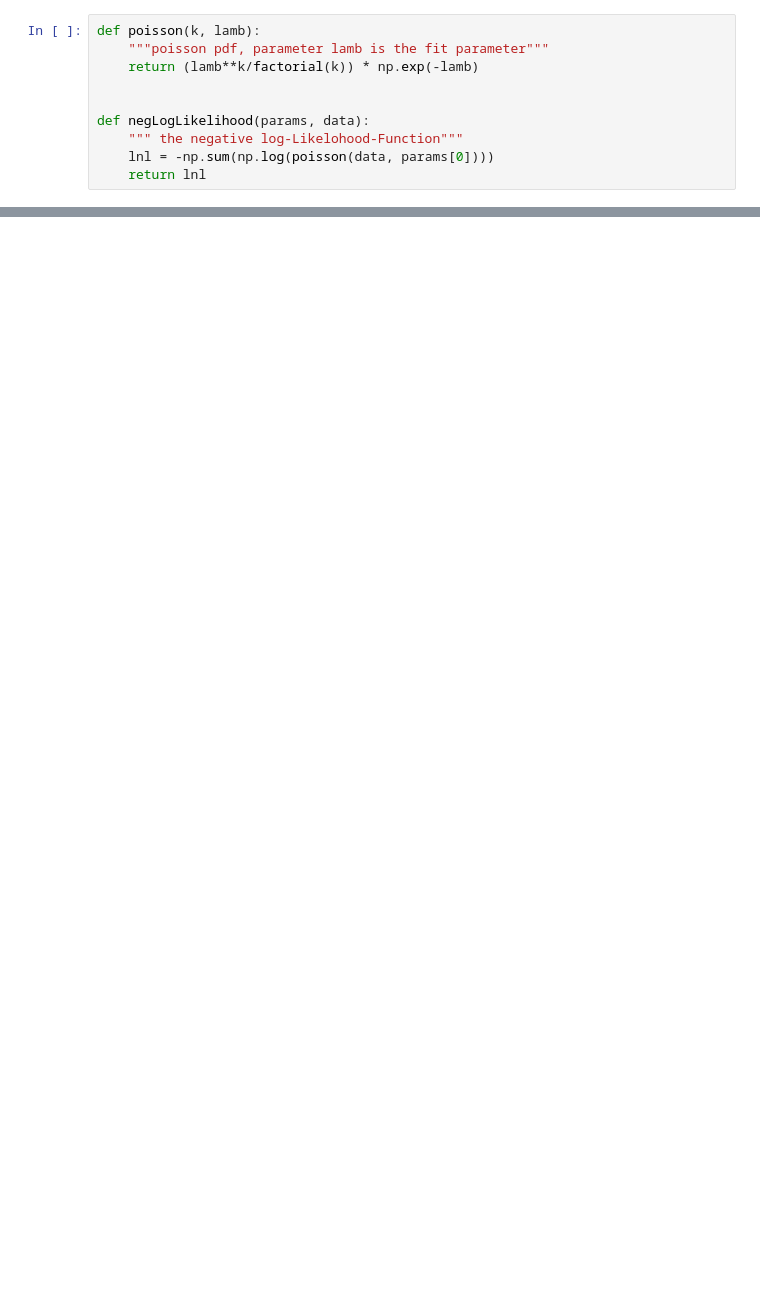
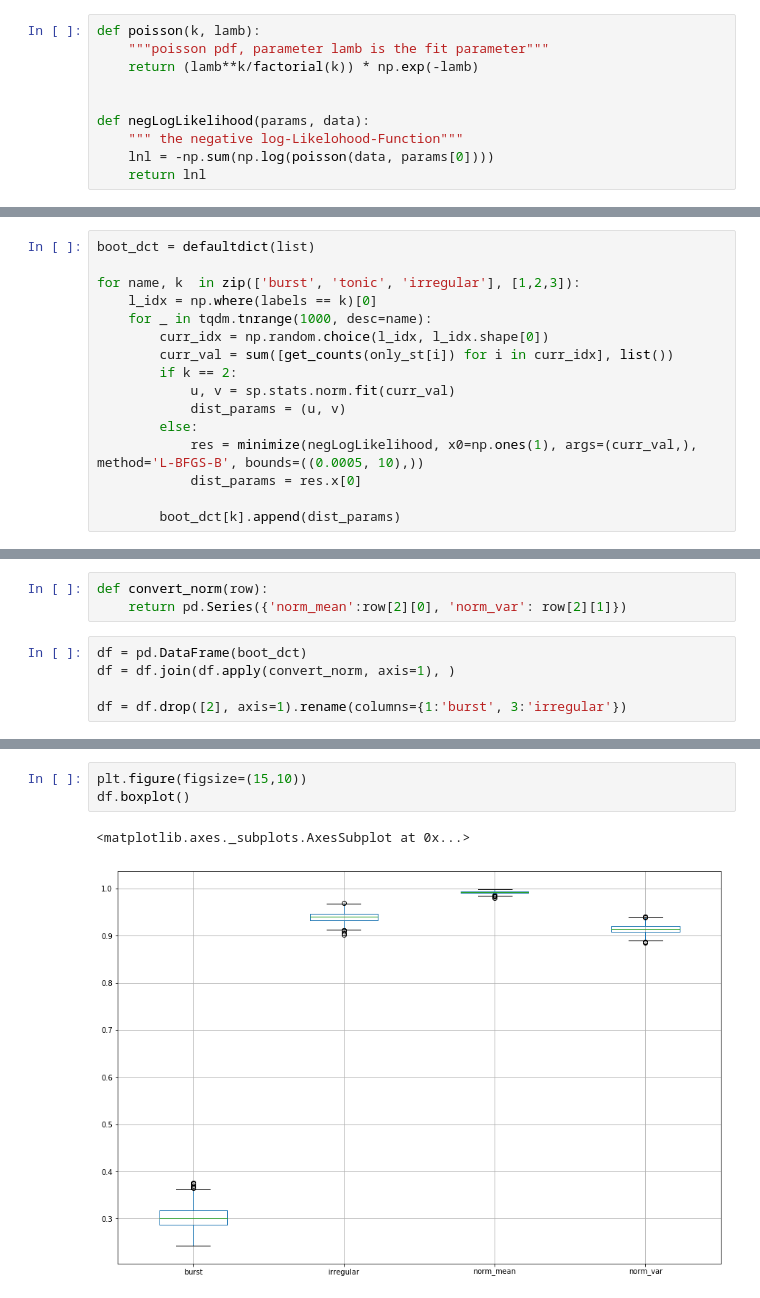
Before and after one commit to Vlad0922/neurophysiology, a Jupyter notebook: burst_clusters_heirarchy.ipynb, the cells around one changed output, grey strips where cells are left out. Drawn from its saved outputs; the diff is of its cells as text; blank space fills up the shorter version.

```diff
--- a/burst_clusters_heirarchy.ipynb
+++ b/burst_clusters_heirarchy.ipynb
@@ -577,0 +622,16 @@ irregular, Dist params: 0.939061514413839
+# %%
+boot_dct = defaultdict(list)
+
+for name, k  in zip(['burst', 'tonic', 'irregular'], [1,2,3]):
+    l_idx = np.where(labels == k)[0]
+    for _ in tqdm.tnrange(1000, desc=name):
+        curr_idx = np.random.choice(l_idx, l_idx.shape[0])
+        curr_val = sum([get_counts(only_st[i]) for i in curr_idx], list())
+        if k == 2:
+            u, v = sp.stats.norm.fit(curr_val)
+            dist_params = (u, v)
+        else:
+            res = minimize(negLogLikelihood, x0=np.ones(1), args=(curr_val,), method='L-BFGS-B', bounds=((0.0005, 10),))
+            dist_params = res.x[0]
+
+        boot_dct[k].append(dist_params)
@@ -577,0 +656,8 @@ irregular, Dist params: 0.939061514413839
+# %%
+def convert_norm(row):
+    return pd.Series({'norm_mean':row[2][0], 'norm_var': row[2][1]})
+# %%
+df = pd.DataFrame(boot_dct)
+df = df.join(df.apply(convert_norm, axis=1), )
+
+df = df.drop([2], axis=1).rename(columns={1:'burst', 3:'irregular'})
@@ -577,0 +677,6 @@ irregular, Dist params: 0.939061514413839
+# %%
+plt.figure(figsize=(15,10))
+df.boxplot()
+# %% [output]
+<matplotlib.axes._subplots.AxesSubplot at 0x...>
+[figure, added]
```
Also changed, not shown: parts of 24 cells of this notebook, 1 other file.
